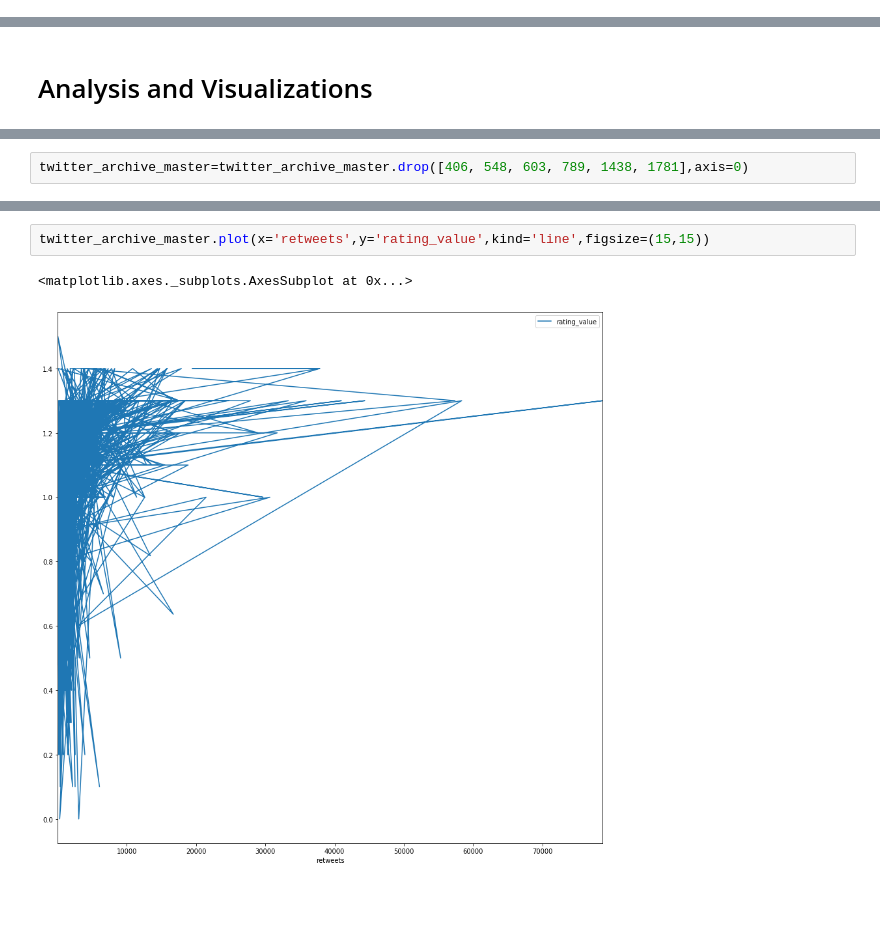
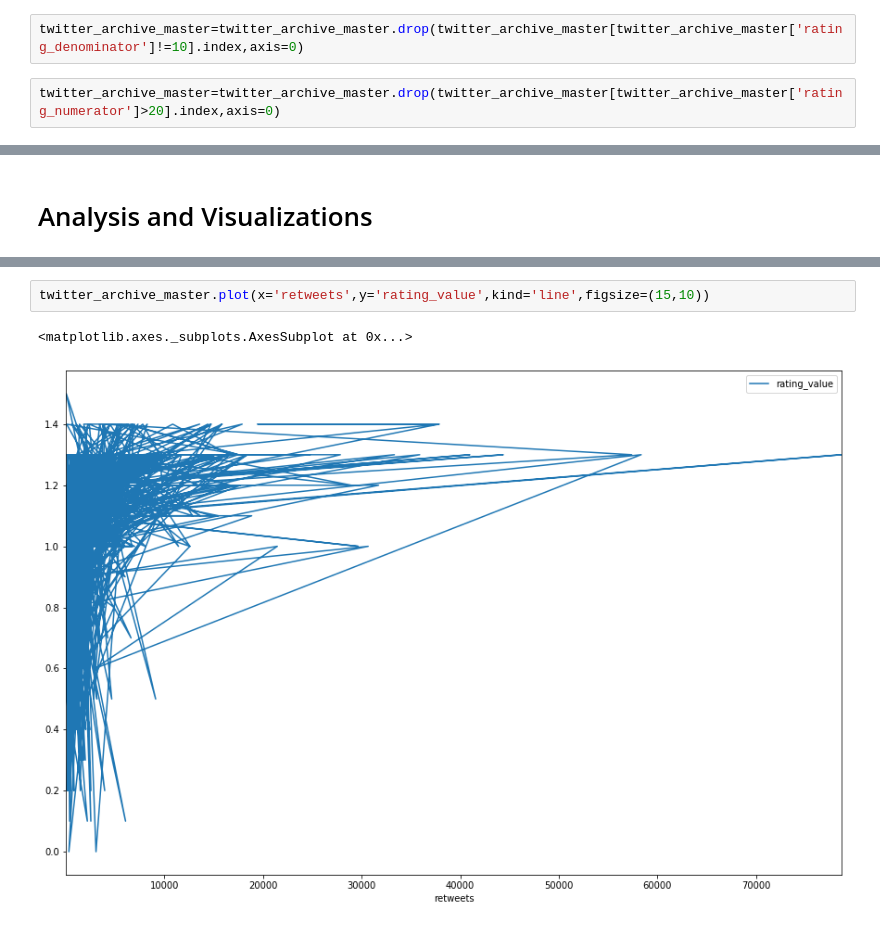
Before and after one commit to CherifArsanious/wrangle-and-analyze-data-project, a Jupyter notebook: wrangle_act.ipynb, the cells around one changed output, grey strips where cells are left out. Cells and saved outputs as stored; diff of their text form; blank space fills up the shorter version.

```diff
--- a/wrangle_act.ipynb
+++ b/wrangle_act.ipynb
@@ -910,3 +906,7 @@ False
+# %%
+twitter_archive_master=twitter_archive_master.drop(twitter_archive_master[twitter_archive_master['rating_denominator']!=10].index,axis=0)
+# %%
+twitter_archive_master=twitter_archive_master.drop(twitter_archive_master[twitter_archive_master['rating_numerator']>20].index,axis=0)
 # %% [markdown]
 ### Storing
 I will store the twitter_archive_master as a csv file and also a database table
@@ -947,3 +943 @@ Int64Index([406, 548, 603, 789, 1438, 1781], dtype='int64')
-# %%
-twitter_archive_master=twitter_archive_master.drop([406, 548, 603, 789, 1438, 1781],axis=0)
 # %%
@@ -954,6 +947,6 @@ twitter_archive_master.plot(x='favorites',y='rating_value',kind='line',figsize=(
 # %%
-twitter_archive_master.plot(x='retweets',y='rating_value',kind='line',figsize=(15,15))
+twitter_archive_master.plot(x='retweets',y='rating_value',kind='line',figsize=(15,10))
 # %% [output]
 <matplotlib.axes._subplots.AxesSubplot at 0x...>
-[figure, old version]
+[figure, new version]
 # %%
```
Also changed, not shown: parts of 7 cells of this notebook.
